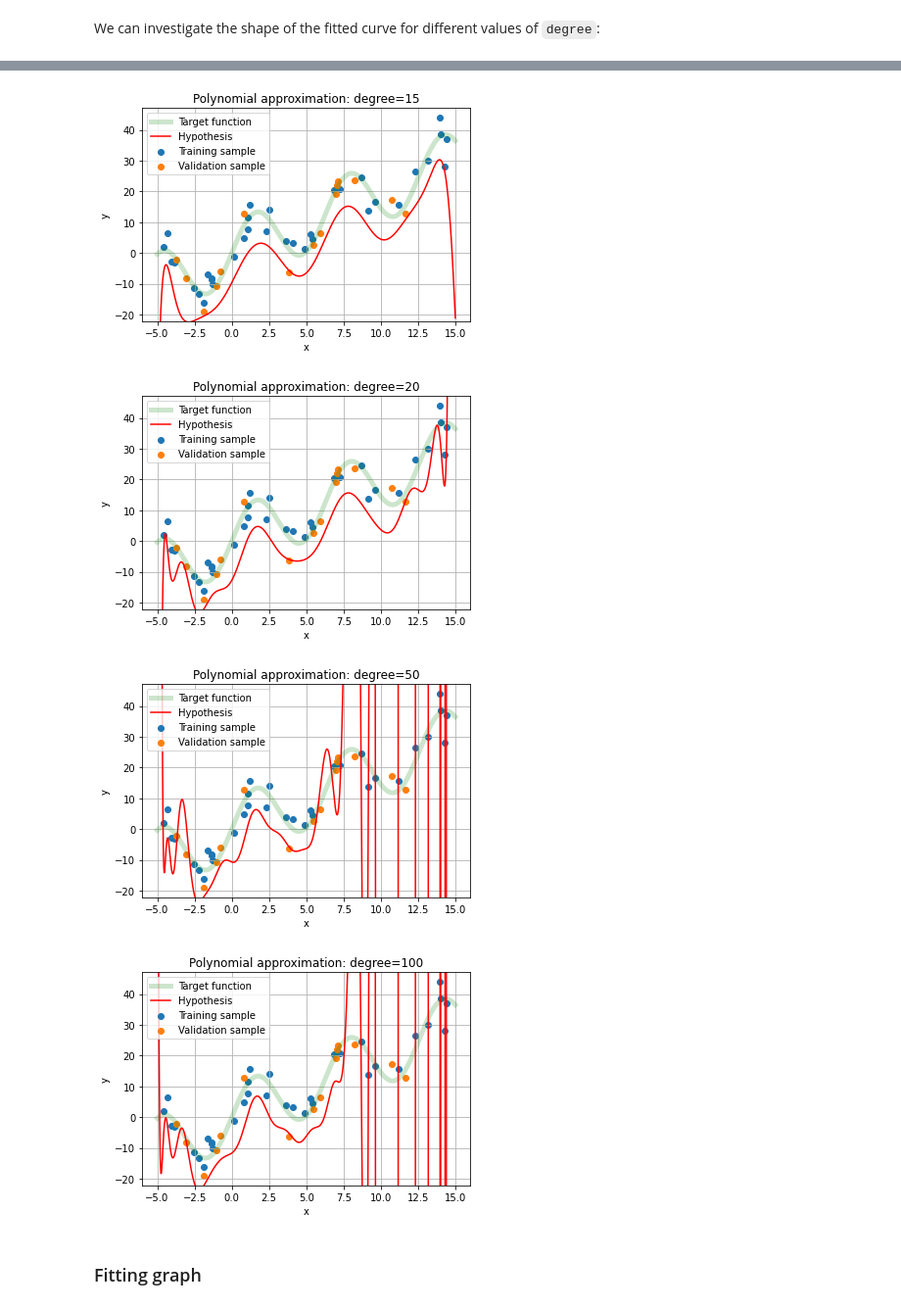
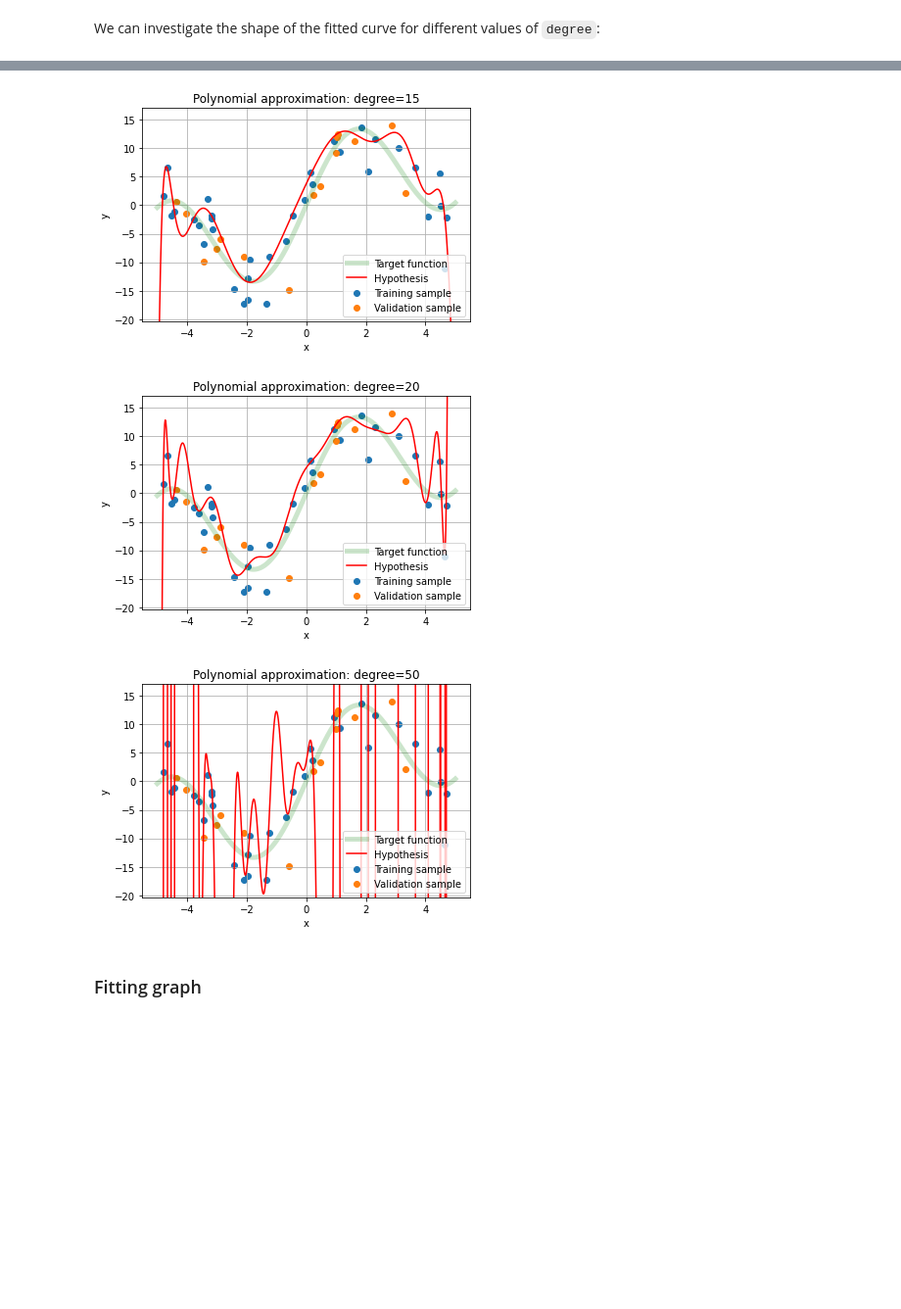
Before and after one commit to YakovGrischenko/rss-ml-intro, a Jupyter notebook: 3_overfitting_regularization/overfitting_regularization.ipynb, the cells around one changed output, grey strips where cells are left out. Shown at 98% size. Drawn from its saved outputs; the diff is of its cells as text; code cells hidden in the pictures; blank space fills up the shorter version.

```diff
--- a/3_overfitting_regularization/overfitting_regularization.ipynb
+++ b/3_overfitting_regularization/overfitting_regularization.ipynb
@@ -24,7 +24,7 @@ set_config(display='diagram')
 ## Settings
 # %%
 SEED = 42
-RANGE = (-5, 15)
+RANGE = (-5, 5)
 N_SAMPLES = 50
 DEGREES = np.linspace(0, 15, 1 + 15, dtype=int)
 ALPHAS = np.linspace(0, 0.5, 1 + 40)
@@ -148,6 +148,6 @@ plot_fit(make_model(degree=2).fit(X_train, y_train))
 # %% [markdown]
 We can investigate the shape of the fitted curve for different values of `degree`:
 # %%
-for degree in [0, 1, 2, 3, 4, 5, 10, 15, 20, 50, 100]:
+for degree in [0, 1, 2, 3, 4, 5, 10, 15, 20, 50]:
     plot_fit(make_model(degree).fit(X_train, y_train))
 # %% [output]
@@ -161,7 +161,6 @@ for degree in [0, 1, 2, 3, 4, 5, 10, 15, 20, 50, 100]:
-[figure, old version]
+[figure, new version]
-[figure, old version]
+[figure, new version]
-[figure, old version]
+[figure, new version]
-[figure, removed]
 # %% [markdown]
 ### Fitting graph
 # %% [markdown]
```
Also changed, not shown: parts of 15 cells of this notebook.
